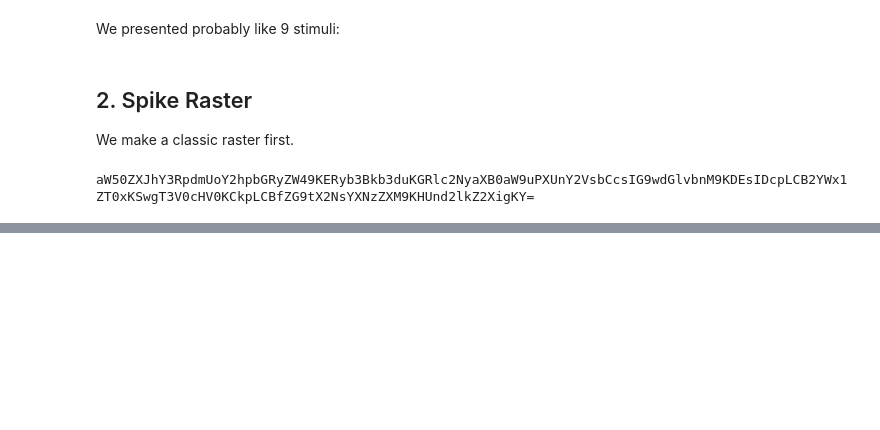
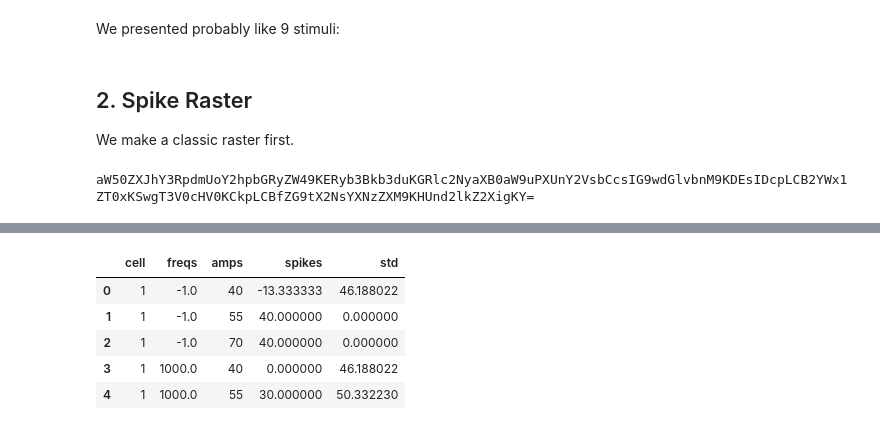
Before and after one commit to wehr-lab/bootcamp_2018, a Jupyter notebook: bootcamp_2018.ipynb, the cells around one changed output, grey strips where cells are left out. Cells and saved outputs as stored; diff of their text form; code cells hidden in the pictures; blank space fills up the shorter version.

```diff
--- a/bootcamp_2018.ipynb
+++ b/bootcamp_2018.ipynb
@@ -135,0 +205,25 @@ aW50ZXJhY3RpdmUoY2hpbGRyZW49KERyb3Bkb3duKGRlc2NyaXB0aW9uPXUnY2VsbCcsIG9wdGlvbnM9
+# %%
+# aggregate over repetitions
+df_tc_summary = df_tc.groupby(['cell','freqs','amps']).mean()
+df_tc_std     = df_tc.groupby(['cell','freqs','amps']).std()
+
+df_tc_summary.drop('rep',axis=1,inplace=True)
+df_tc_std.drop('rep',axis=1,inplace=True)
+
+df_tc_summary = pd.merge(df_tc_summary.reset_index(), df_tc_std.reset_index(),
+                 on=['freqs', 'amps', 'cell'], how='outer')
+
+# rename columns
+df_tc_summary.rename(index=str,
+             columns={'spikes_x':'spikes',
+                      'spikes_y':'std'},
+             inplace=True)
+
+df_tc_summary.head()
+# %% [output]
+|  | cell | freqs | amps | spikes | std |
+| 0 | 1 | -1.0 | 40 | -13.333333 | 46.188022 |
+| 1 | 1 | -1.0 | 55 | 40.000000 | 0.000000 |
+| 2 | 1 | -1.0 | 70 | 40.000000 | 0.000000 |
+| 3 | 1 | 1000.0 | 40 | 0.000000 | 46.188022 |
+| 4 | 1 | 1000.0 | 55 | 30.000000 | 50.332230 |
```
Also changed, not shown: parts of 16 cells of this notebook, 2 other files.
